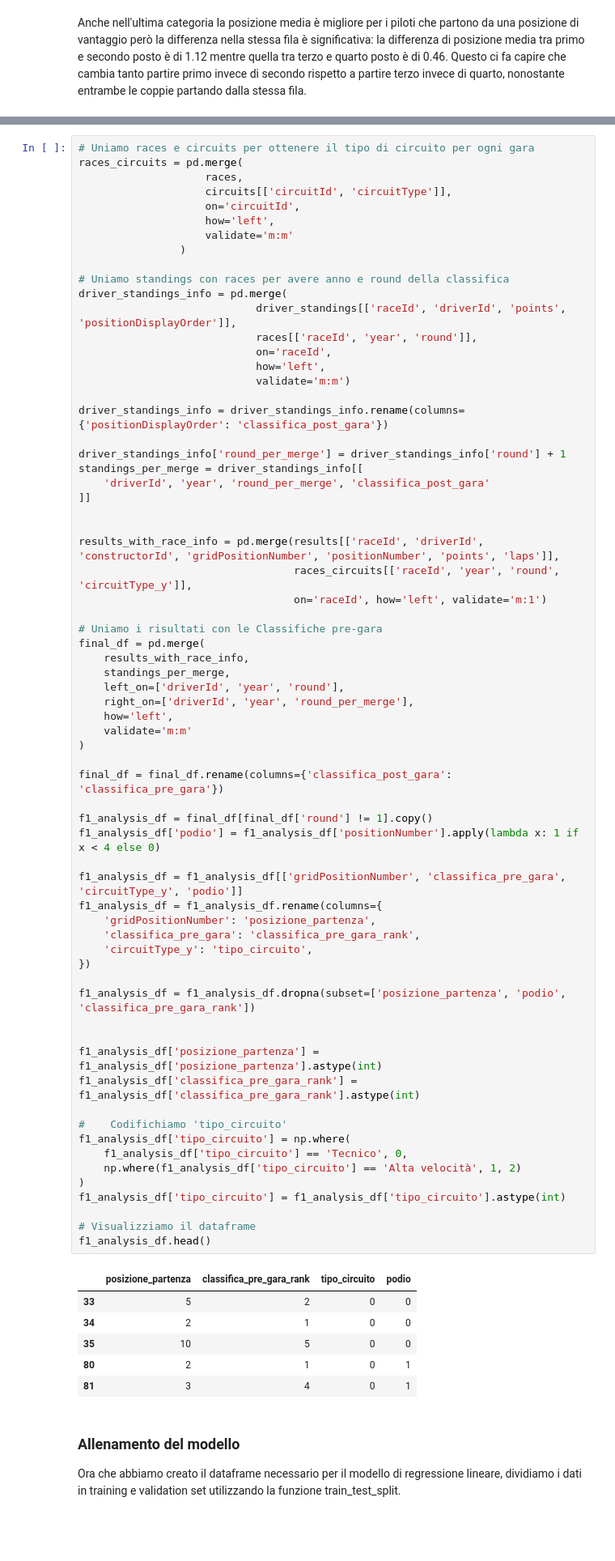
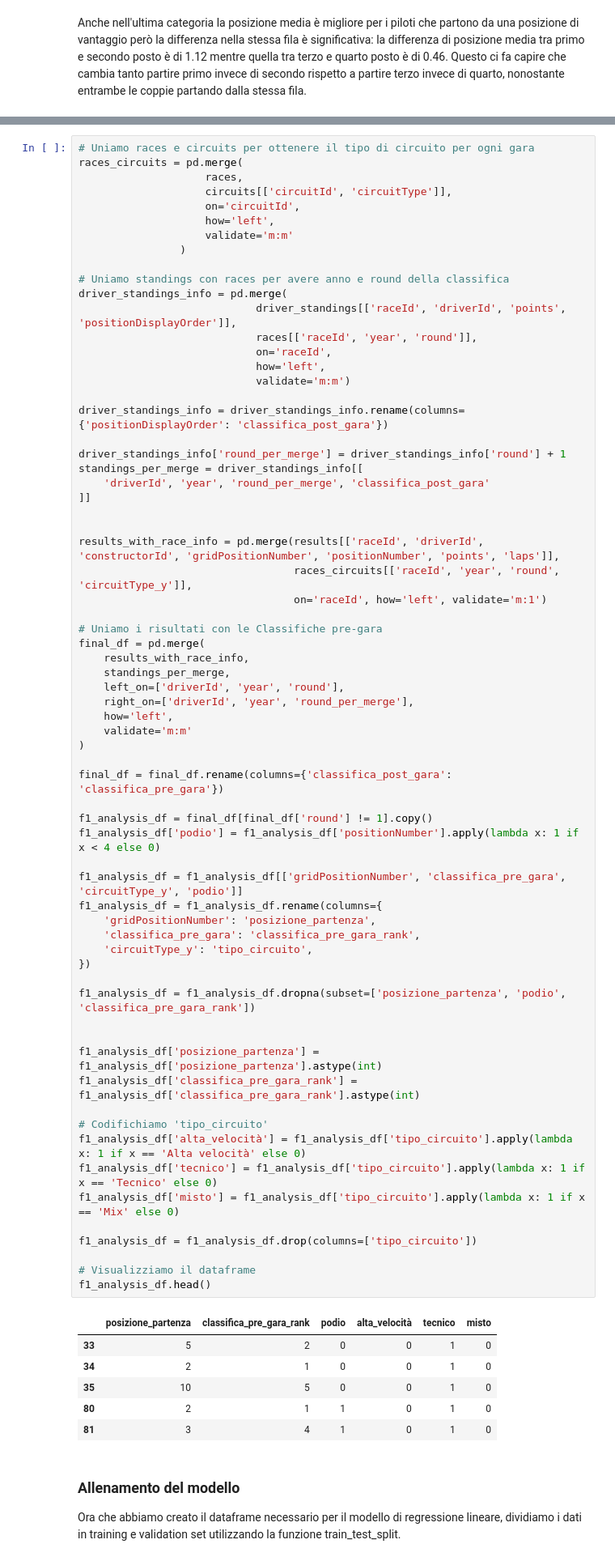
Before and after one commit to Agovvvvv/Formula-1-analysis, a Jupyter notebook: progetto.ipynb, the cells around one changed output, grey strips where cells are left out. Shown at 81% size. Drawn from its saved outputs; the diff is of its cells as text; blank space fills up the shorter version.

```diff
--- a/progetto.ipynb
+++ b/progetto.ipynb
@@ -592,45 +633,45 @@ final_df = pd.merge(
     results_with_race_info,
     standings_per_merge,
     left_on=['driverId', 'year', 'round'],
     right_on=['driverId', 'year', 'round_per_merge'],
     how='left',
     validate='m:m'
 )
 
 final_df = final_df.rename(columns={'classifica_post_gara': 'classifica_pre_gara'})
 
 f1_analysis_df = final_df[final_df['round'] != 1].copy()
 f1_analysis_df['podio'] = f1_analysis_df['positionNumber'].apply(lambda x: 1 if x < 4 else 0)
 
 f1_analysis_df = f1_analysis_df[['gridPositionNumber', 'classifica_pre_gara', 'circuitType_y', 'podio']]
 f1_analysis_df = f1_analysis_df.rename(columns={
     'gridPositionNumber': 'posizione_partenza',
     'classifica_pre_gara': 'classifica_pre_gara_rank',
     'circuitType_y': 'tipo_circuito',
 })
 
 f1_analysis_df = f1_analysis_df.dropna(subset=['posizione_partenza', 'podio', 'classifica_pre_gara_rank'])
 
 
 f1_analysis_df['posizione_partenza'] = f1_analysis_df['posizione_partenza'].astype(int)
 f1_analysis_df['classifica_pre_gara_rank'] = f1_analysis_df['classifica_pre_gara_rank'].astype(int)
 
-#    Codifichiamo 'tipo_circuito'
-f1_analysis_df['tipo_circuito'] = np.where(
-    f1_analysis_df['tipo_circuito'] == 'Tecnico', 0,
-    np.where(f1_analysis_df['tipo_circuito'] == 'Alta velocità', 1, 2)
-)
-f1_analysis_df['tipo_circuito'] = f1_analysis_df['tipo_circuito'].astype(int)
+# Codifichiamo 'tipo_circuito'
+f1_analysis_df['alta_velocità'] = f1_analysis_df['tipo_circuito'].apply(lambda x: 1 if x == 'Alta velocità' else 0)
+f1_analysis_df['tecnico'] = f1_analysis_df['tipo_circuito'].apply(lambda x: 1 if x == 'Tecnico' else 0)
+f1_analysis_df['misto'] = f1_analysis_df['tipo_circuito'].apply(lambda x: 1 if x == 'Mix' else 0)
+
+f1_analysis_df = f1_analysis_df.drop(columns=['tipo_circuito'])
 
 # Visualizziamo il dataframe
 f1_analysis_df.head()
 # %% [output]
-|  | posizione_partenza | classifica_pre_gara_rank | tipo_circuito | podio |
-| 33 | 5 | 2 | 0 | 0 |
-| 34 | 2 | 1 | 0 | 0 |
-| 35 | 10 | 5 | 0 | 0 |
-| 80 | 2 | 1 | 0 | 1 |
-| 81 | 3 | 4 | 0 | 1 |
+|  | posizione_partenza | classifica_pre_gara_rank | podio | alta_velocità | tecnico | misto |
+| 33 | 5 | 2 | 0 | 0 | 1 | 0 |
+| 34 | 2 | 1 | 0 | 0 | 1 | 0 |
+| 35 | 10 | 5 | 0 | 0 | 1 | 0 |
+| 80 | 2 | 1 | 1 | 0 | 1 | 0 |
+| 81 | 3 | 4 | 1 | 0 | 1 | 0 |
 # %% [markdown]
 ### Allenamento del modello
 Ora che abbiamo creato il dataframe necessario per il modello di regressione lineare, dividiamo i dati in training e validation set utilizzando la funzione train_test_split.
```
Also changed, not shown: parts of 12 cells of this notebook, 3 other files.
